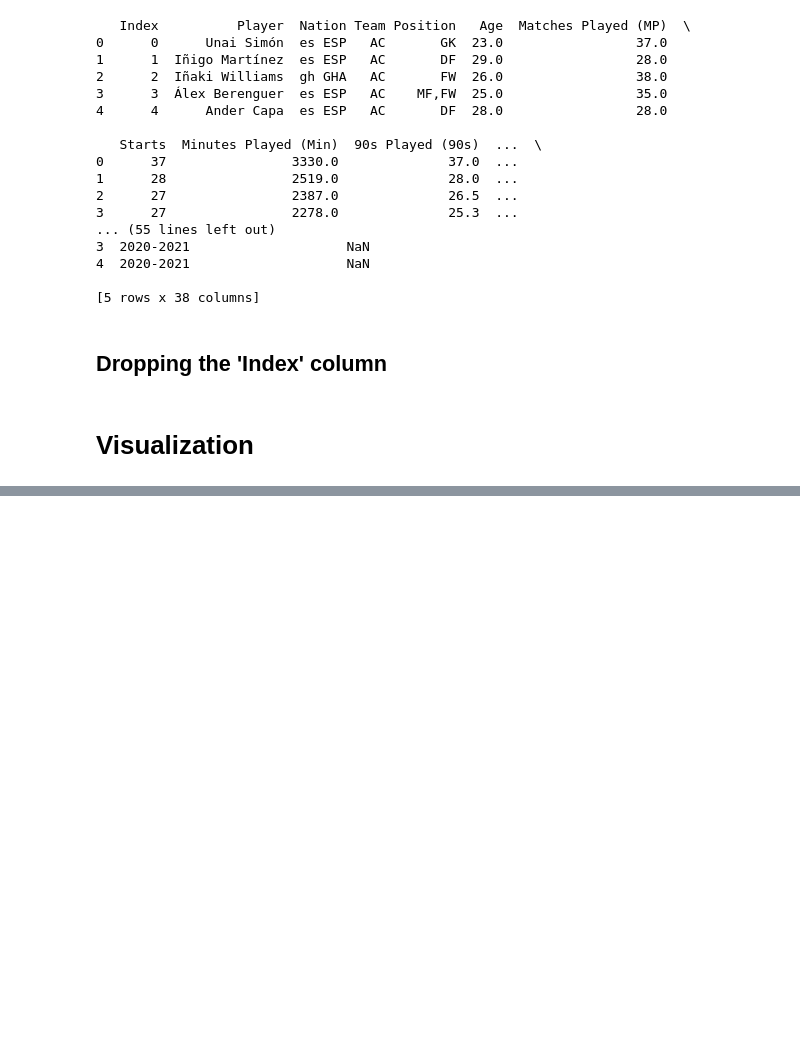
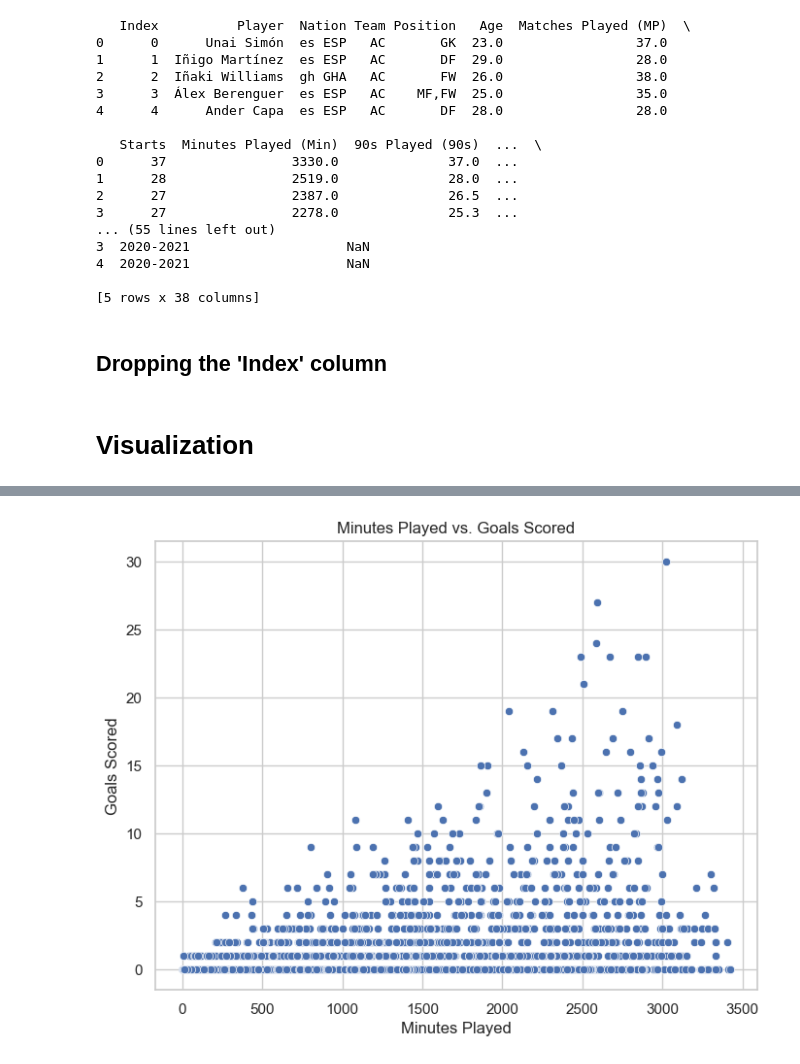
Before and after one commit to Mihirchauhan0709/Data_mining_Project, a Jupyter notebook: Seperated_Data/clean&visualize.ipynb, the cells around one changed output, grey strips where cells are left out. Saved outputs shown, nothing was run; the diff lists cells and outputs as text; code cells hidden in the pictures; blank space fills up the shorter version.

```diff
--- a/Seperated_Data/clean&visualize.ipynb
+++ b/Seperated_Data/clean&visualize.ipynb
@@ -193,0 +255,10 @@ df.to_csv('cleaned_dataset_no_index.csv', index=False)
+# %%
+# 4. Scatter Plot - Minutes Played vs. Goals Scored
+plt.figure(figsize=(8, 6))
+sns.scatterplot(x='Minutes Played (Min)', y='Goals (Gls)', data=df)
+plt.title('Minutes Played vs. Goals Scored')
+plt.xlabel('Minutes Played')
+plt.ylabel('Goals Scored')
+plt.show()
+# %% [output]
+[figure, added]
```
Also changed, not shown: parts of 21 cells of this notebook.
